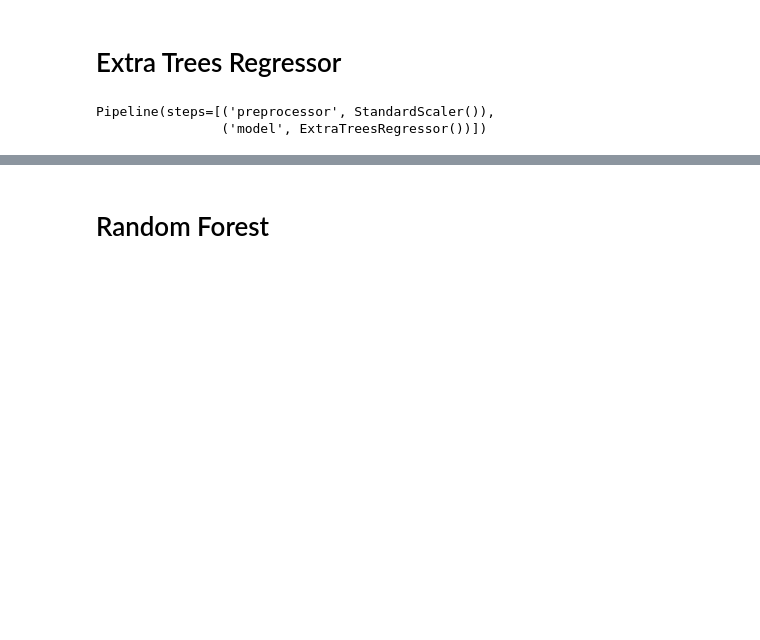
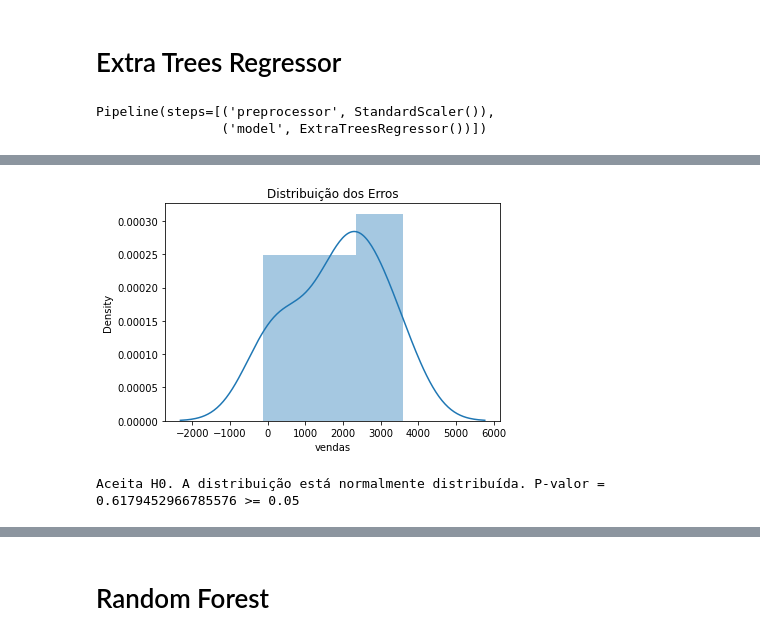
Before and after one commit to thiago-osorio/digital-house, a Jupyter notebook: projeto_integrador/Notebooks/modelagem.ipynb, the cells around one changed output, grey strips where cells are left out. Saved outputs shown, nothing was run; the diff lists cells and outputs as text; code cells hidden in the pictures; blank space fills up the shorter version.

```diff
--- a/projeto_integrador/Notebooks/modelagem.ipynb
+++ b/projeto_integrador/Notebooks/modelagem.ipynb
@@ -853,3 +871,14 @@ fig = go.Figure(data=[
     ])
 fig.update_layout(font=dict(color='black'), title_text='Real vs. Previsto (ExtraTrees Regression)')
 fig.show()
+# %%
+erro_et = y_r_teste - pred_teste_et
+sns.distplot(erro_et)
+plt.title('Distribuição dos Erros')
+plt.show()
+# %% [output]
+[figure, added]
+# %%
+normal_test(erro_et)
+# %% [output]
+Aceita H0. A distribuição está normalmente distribuída. P-valor = 0.6179452966785576 >= 0.05
```
Also changed, not shown: parts of 29 cells of this notebook.
